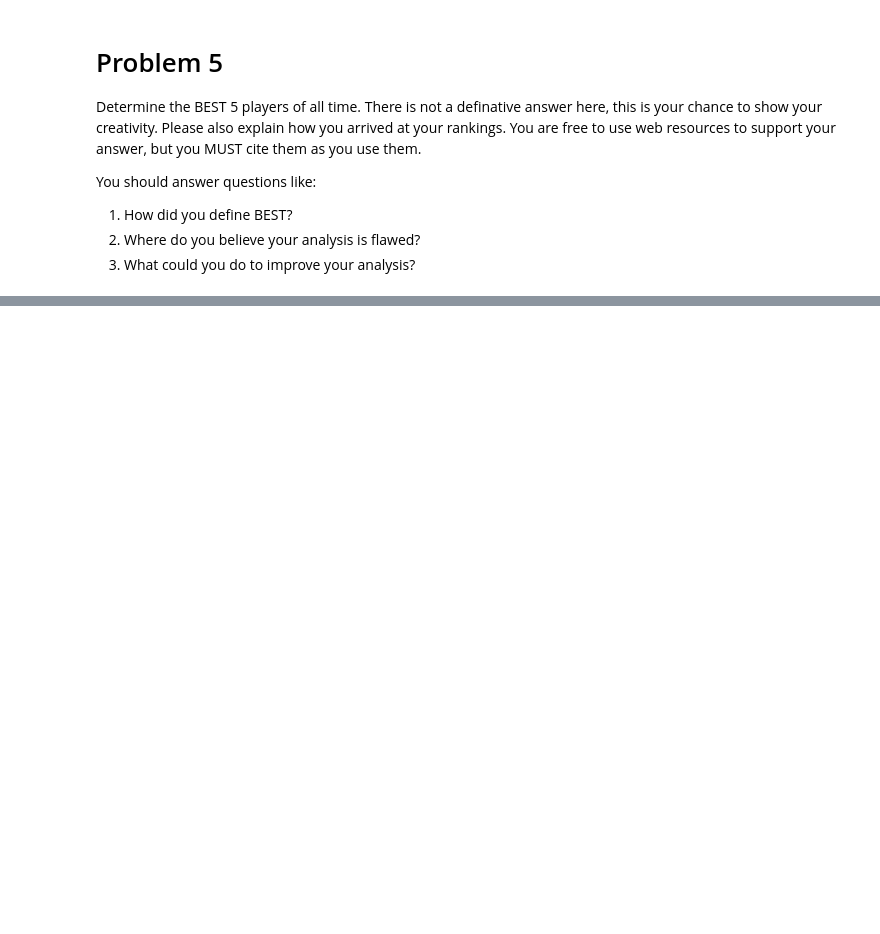
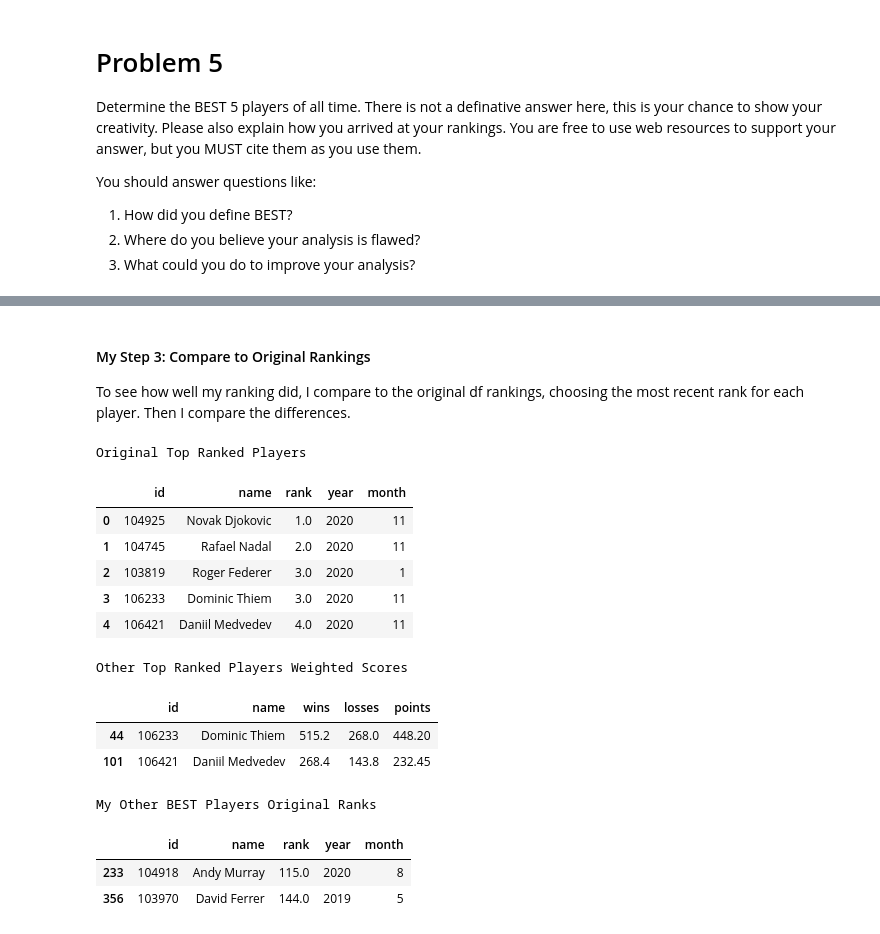
Before and after one commit to rameshnatarajanus/katz-aim5004-fall2025, a Jupyter notebook: notebooks/ProblemSet-01-DataWrangling.ipynb, the cells around one changed output, grey strips where cells are left out. Drawn from its saved outputs; the diff is of its cells as text; code cells hidden in the pictures; blank space fills up the shorter version.

```diff
--- a/notebooks/ProblemSet-01-DataWrangling.ipynb
+++ b/notebooks/ProblemSet-01-DataWrangling.ipynb
@@ -274,0 +309,37 @@ print(temp.to_string())
+# %% [markdown]
+#### My Step 3: Compare to Original Rankings
+To see how well my ranking did, I compare to the original df rankings, choosing the most recent rank for each player.
+Then I compare the differences.
+# %%
+# Compare to original df ranking
+# Find the players with the top rank, filtering out duplicate players by only keeping their rank from the most current date
+df_winners = df.filter(['winner_id', 'winner_name', 'winner_rank', 'year', 'month']).sort_values(by=['year', 'month', 'winner_rank'], ascending=[False, False, True])
+df_winners = df_winners.drop_duplicates(subset=['winner_name', 'winner_id'])
+df_winners.rename(columns={'winner_id':'id', 'winner_name':'name', 'winner_rank':'rank'}, inplace=True)
+df_winners.sort_values(by=['rank'], ascending=True, inplace=True, ignore_index=True)
+print("Original Top Ranked Players")
+display(df_winners.head())
+
+# Of my BEST players, the Original Top Ranked Players is missing David Ferrer and Andy Murray.
+# Of the original Top Ranked Players, my BEST players are missing Dominic Thiem and Daniil Medvedev.
+# Let's find where they fell in each data frame
+print("Other Top Ranked Players Weighted Scores")
+display(df_wtd_players[df_wtd_players['name'].isin(['Dominic Thiem', 'Daniil Medvedev'])])
+print("My Other BEST Players Original Ranks")
+display(df_winners[df_winners['name'].isin(['Andy Murray', 'David Ferrer'])])
+# %% [output]
+Original Top Ranked Players
+|  | id | name | rank | year | month |
+| 0 | 104925 | Novak Djokovic | 1.0 | 2020 | 11 |
+| 1 | 104745 | Rafael Nadal | 2.0 | 2020 | 11 |
+| 2 | 103819 | Roger Federer | 3.0 | 2020 | 1 |
+| 3 | 106233 | Dominic Thiem | 3.0 | 2020 | 11 |
+| 4 | 106421 | Daniil Medvedev | 4.0 | 2020 | 11 |
+Other Top Ranked Players Weighted Scores
+|  | id | name | wins | losses | points |
+| 44 | 106233 | Dominic Thiem | 515.2 | 268.0 | 448.20 |
+| 101 | 106421 | Daniil Medvedev | 268.4 | 143.8 | 232.45 |
+My Other BEST Players Original Ranks
+|  | id | name | rank | year | month |
+| 233 | 104918 | Andy Murray | 115.0 | 2020 | 8 |
+| 356 | 103970 | David Ferrer | 144.0 | 2019 | 5 |
```
Also changed, not shown: parts of 16 cells of this notebook.
